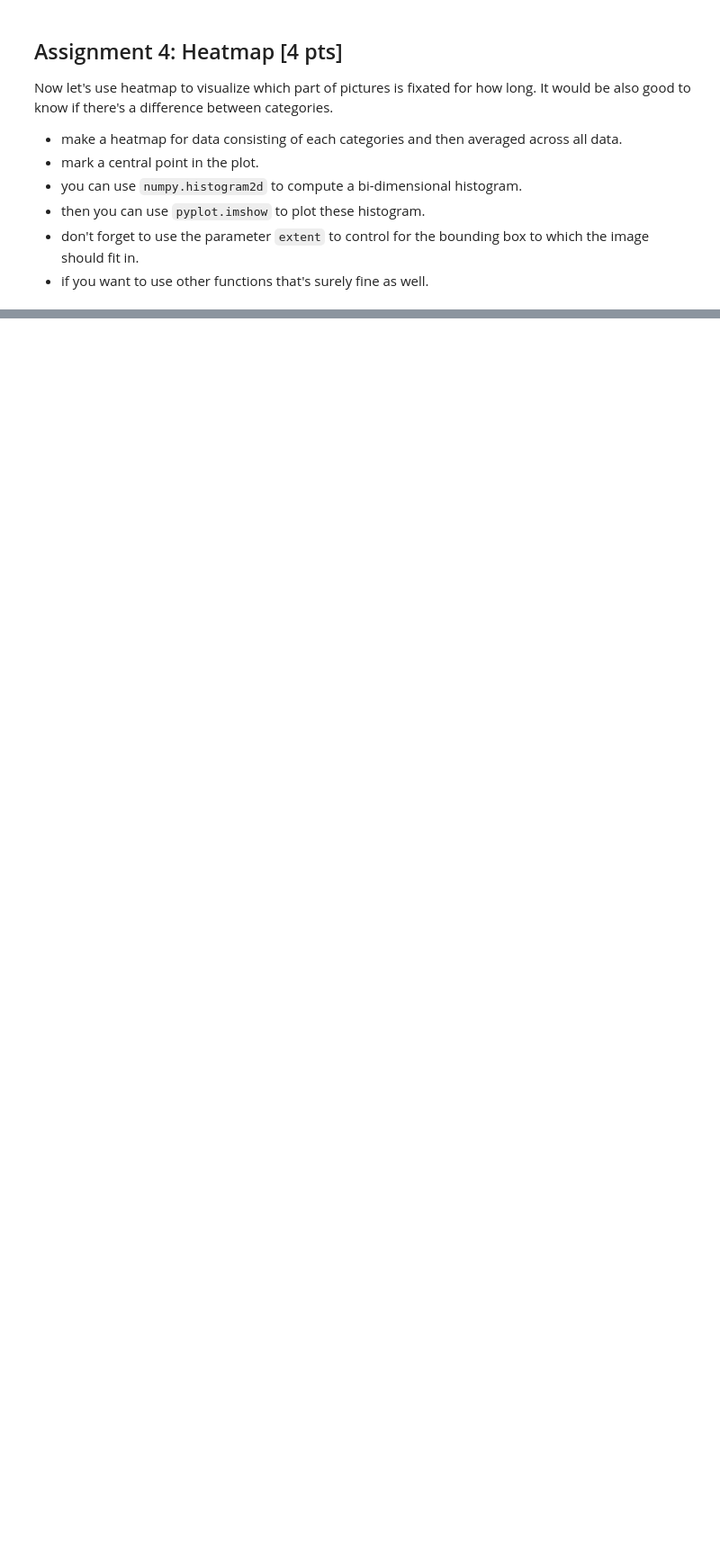
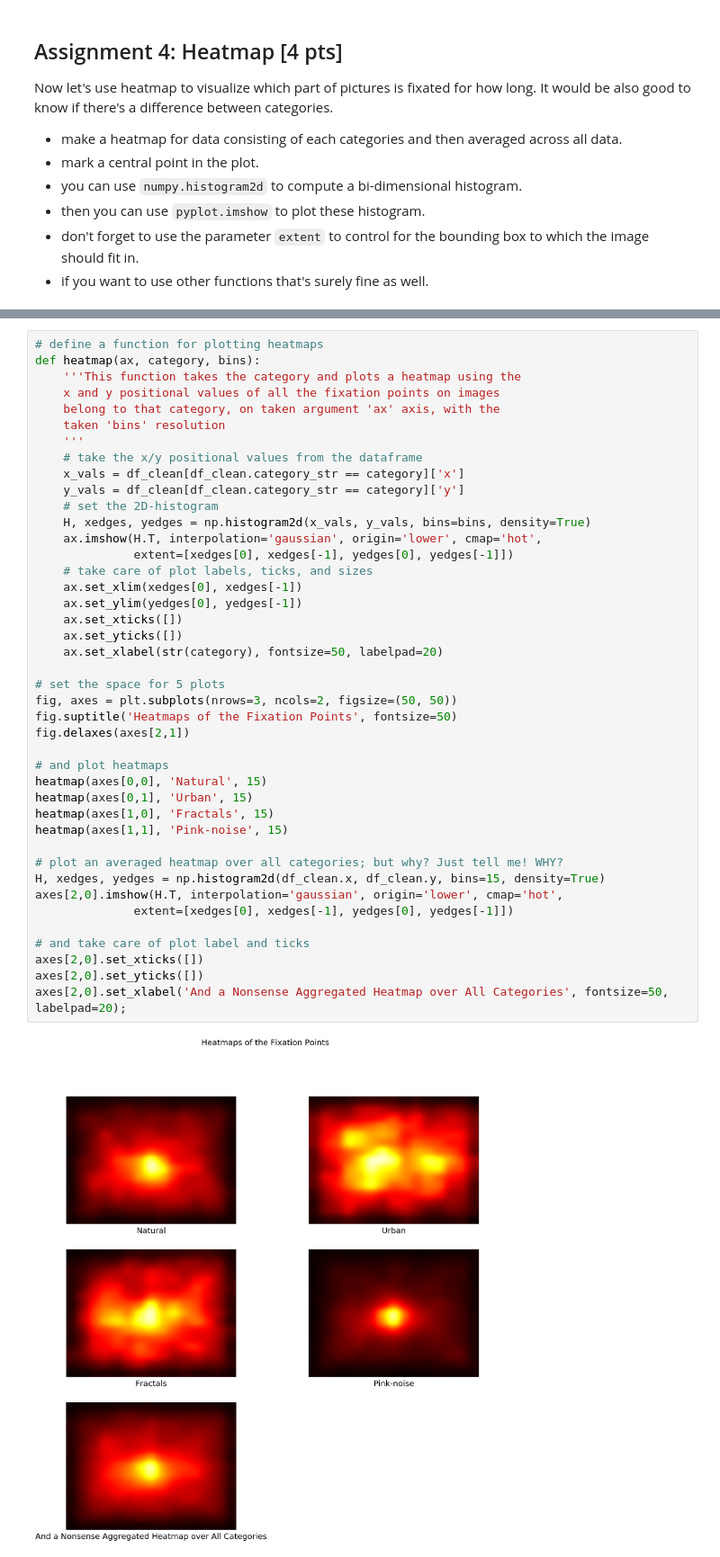
Before and after one commit to NBP-ACC/week-7-acc_01, a Jupyter notebook: Sheet05.ipynb, the cells around one changed output, grey strips where cells are left out. Shown at 90% size. Drawn from its saved outputs; the diff is of its cells as text; blank space fills up the shorter version.

Commit message:
Oh God, this shit takes too many hours

```diff
--- a/Sheet05.ipynb
+++ b/Sheet05.ipynb
@@ -444,3 +441,47 @@ Now let's use heatmap to visualize which part of pictures is fixated for how lon
+# %%
+# define a function for plotting heatmaps
+def heatmap(ax, category, bins):
+    '''This function takes the category and plots a heatmap using the
+    x and y positional values of all the fixation points on images
+    belong to that category, on taken argument 'ax' axis, with the
+    taken 'bins' resolution
+    '''
+    # take the x/y positional values from the dataframe
+    x_vals = df_clean[df_clean.category_str == category]['x']
+    y_vals = df_clean[df_clean.category_str == category]['y']
+    # set the 2D-histogram
+    H, xedges, yedges = np.histogram2d(x_vals, y_vals, bins=bins, density=True)
+    ax.imshow(H.T, interpolation='gaussian', origin='lower', cmap='hot',
+              extent=[xedges[0], xedges[-1], yedges[0], yedges[-1]])
+    # take care of plot labels, ticks, and sizes
+    ax.set_xlim(xedges[0], xedges[-1])
+    ax.set_ylim(yedges[0], yedges[-1])
+    ax.set_xticks([])
+    ax.set_yticks([])
+    ax.set_xlabel(str(category), fontsize=50, labelpad=20)
+
+# set the space for 5 plots
+fig, axes = plt.subplots(nrows=3, ncols=2, figsize=(50, 50))
+fig.suptitle('Heatmaps of the Fixation Points', fontsize=50)
+fig.delaxes(axes[2,1])
+
+# and plot heatmaps
+heatmap(axes[0,0], 'Natural', 15)
+heatmap(axes[0,1], 'Urban', 15)
+heatmap(axes[1,0], 'Fractals', 15)
+heatmap(axes[1,1], 'Pink-noise', 15)
+
+# plot an averaged heatmap over all categories; but why? Just tell me! WHY?
+H, xedges, yedges = np.histogram2d(df_clean.x, df_clean.y, bins=15, density=True)
+axes[2,0].imshow(H.T, interpolation='gaussian', origin='lower', cmap='hot',
+              extent=[xedges[0], xedges[-1], yedges[0], yedges[-1]])
+
+# and take care of plot label and ticks
+axes[2,0].set_xticks([])
+axes[2,0].set_yticks([])
+axes[2,0].set_xlabel('And a Nonsense Aggregated Heatmap over All Categories', fontsize=50, labelpad=20);
+# %% [output]
+[figure, added]
 # %% [markdown]
 ## Assignment 5: Scanpath [5 pts]
 We want to know whether different scan behaviour is used when viewing images of different categories. Scanpath is a path followed by the eyes when viewing a stimulus. Scanpaths are useful for analyzing cognitive intent, interest, and salience. It has an advantage to a heatmap because the information about temporal structure of viewing behaviour can be plotted.
```
Also changed, not shown: parts of 2 cells of this notebook.
